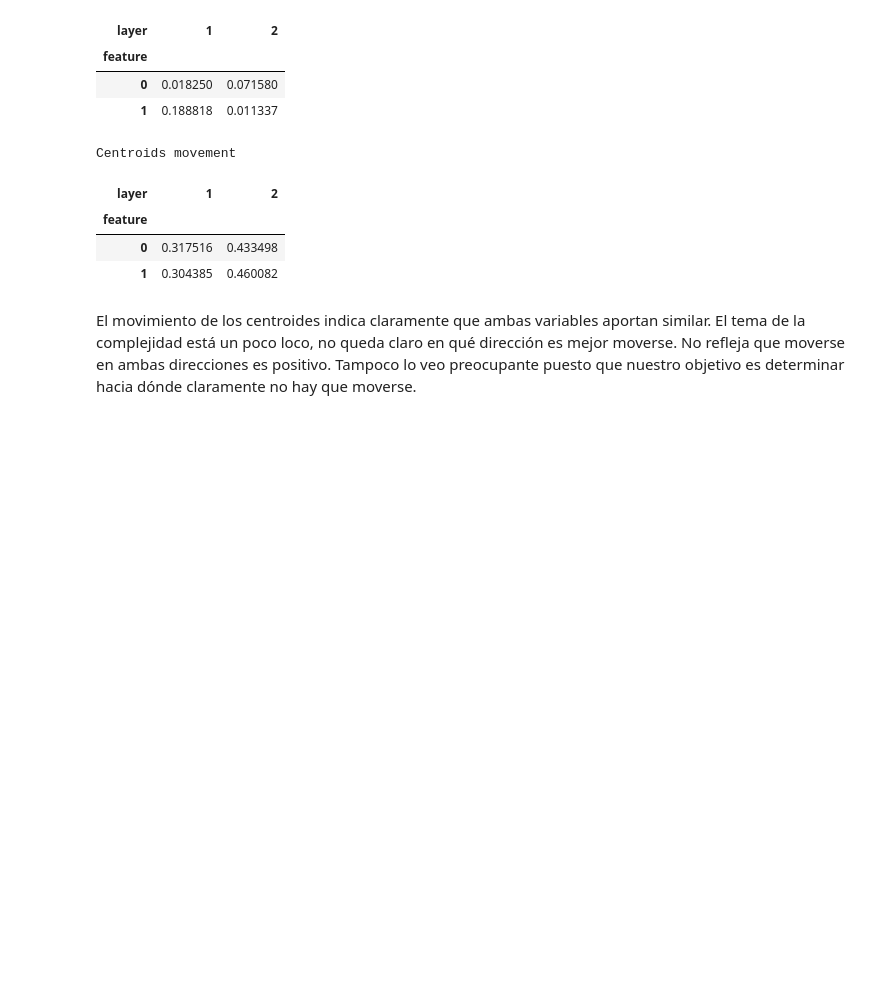
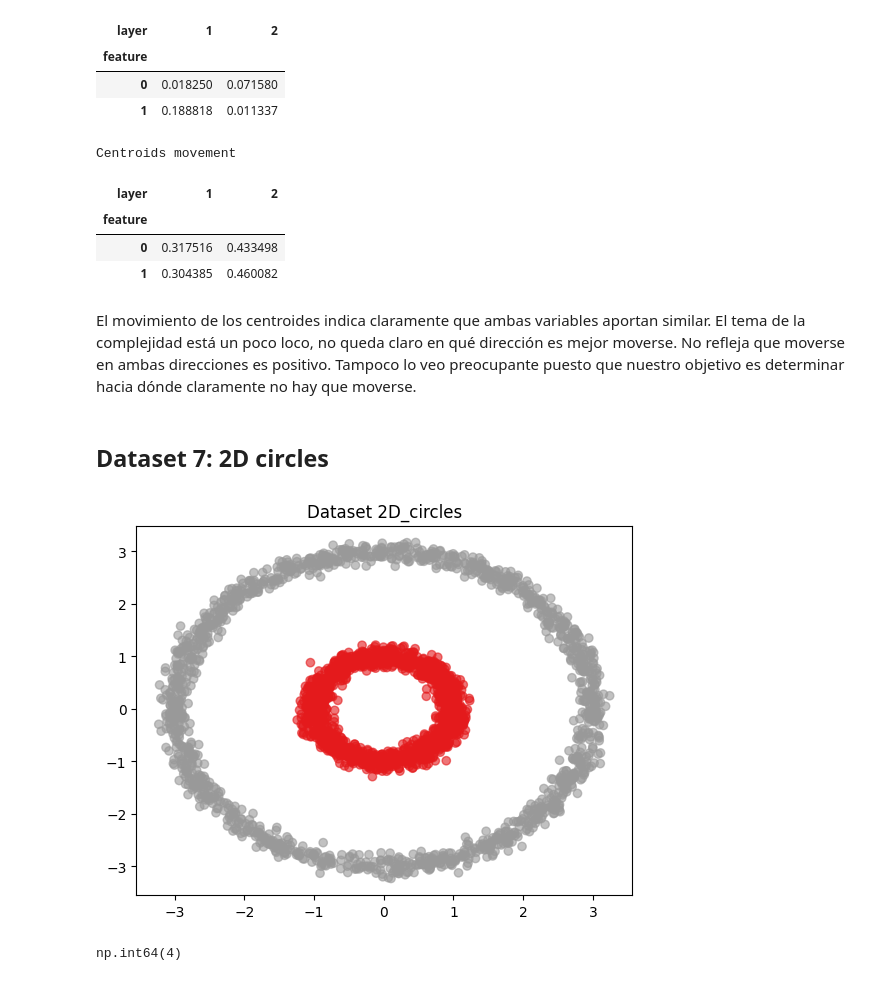
Before and after one commit to carmenlancho/FeatureSelection_Complexity, a Jupyter notebook: Notebooks/TrackingCentroides_Hostility.ipynb, the cells around one changed output. Cells and saved outputs as stored; diff of their text form; code cells hidden in the pictures; blank space fills up the shorter version.

```diff
--- a/Notebooks/TrackingCentroides_Hostility.ipynb
+++ b/Notebooks/TrackingCentroides_Hostility.ipynb
@@ -860,3 +860,24 @@ Centroids movement
 | 1 | 0.304385 | 0.460082 |
 # %% [markdown]
 El movimiento de los centroides indica claramente que ambas variables aportan similar. El tema de la complejidad está un poco loco, no queda claro en qué dirección es mejor moverse. No refleja que moverse en ambas direcciones es positivo. Tampoco lo veo preocupante puesto que nuestro objetivo es determinar hacia dónde claramente no hay que moverse.
+# %% [markdown]
+## Dataset 7: 2D circles
+# %%
+df = datasets["2D_circles"]
+plt.scatter(df["0"], df["1"], c=df["label"], cmap="Set1", alpha=0.6)
+plt.title("Dataset 2D_circles")
+plt.show()
+# %% [output]
+[figure, added]
+# %%
+sigma = 5
+delta = 0.5
+seed = 0
+k_min = 0
+X = datasets["2D_circles"].iloc[:,:-1].to_numpy() # all variables except y
+X = preprocessing.scale(X)
+y = datasets["2D_circles"]['label'].to_numpy()
+host_instance_by_layer_df, data_clusters, centroids_dict, results, k_auto = hostility_measure_Centroids(sigma, X, y, delta, k_min, seed=0)
+k_auto
+# %% [output]
+np.int64(4)
```
Also changed, not shown: parts of 39 cells of this notebook.
